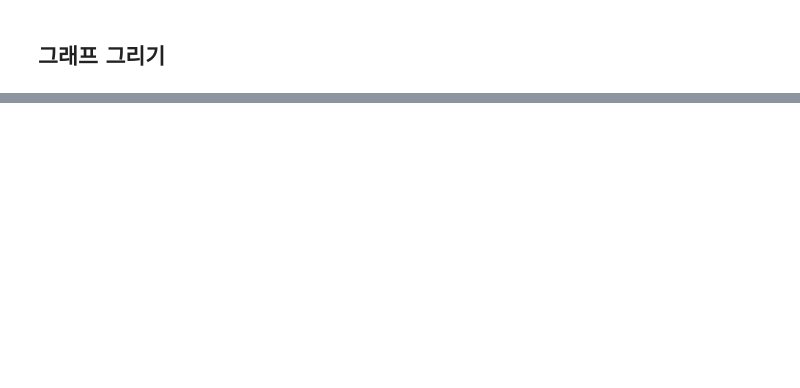
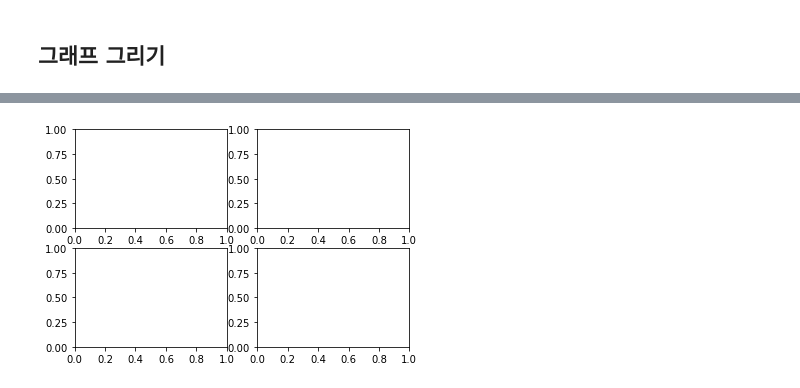
Before and after one commit to hk918216/Pandas, a Jupyter notebook: 03_그래프 그리기.ipynb, the cells around one changed output, grey strips where cells are left out. Saved outputs shown, nothing was run; the diff lists cells and outputs as text; code cells hidden in the pictures; blank space fills up the shorter version.

```diff
--- a/03_그래프 그리기.ipynb
+++ b/03_그래프 그리기.ipynb
@@ -23,0 +57,13 @@ ImportError: DLL load failed while importing _arpack: 지정된 프로시저를
+# %%
+dataset_1 = anscombe[anscombe['dataset'] == 'I']
+dataset_2 = anscombe[anscombe['dataset'] == 'II']
+dataset_3 = anscombe[anscombe['dataset'] == 'III']
+dataset_4 = anscombe[anscombe['dataset'] == 'IV']
+
+fig = plt.figure() #그래프 기본 틀 생성
+axes1 = fig.add_subplot(2,2,1) # row, col, index
+axes2 = fig.add_subplot(2,2,2)
+axes3 = fig.add_subplot(2,2,3)
+axes4 = fig.add_subplot(2,2,4)
+# %% [output]
+[figure, added]
```
Also changed, not shown: parts of 6 cells of this notebook.
